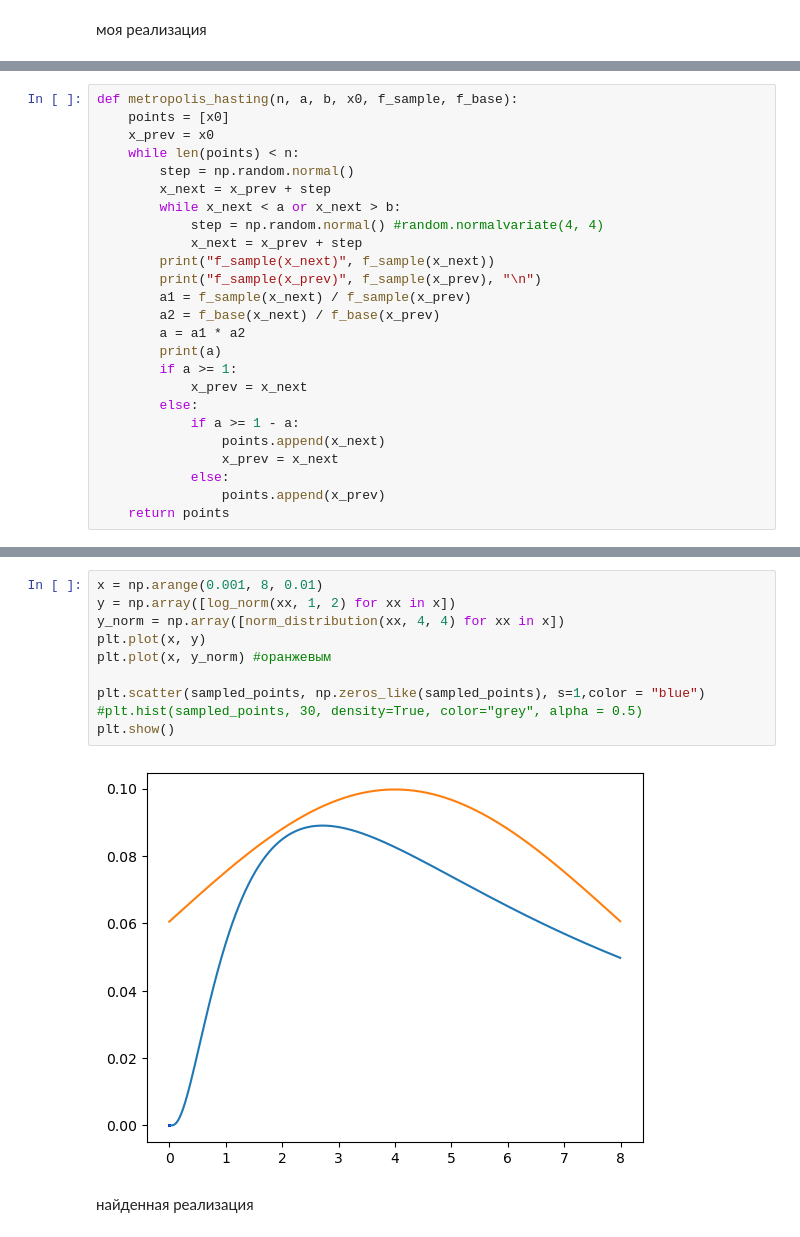
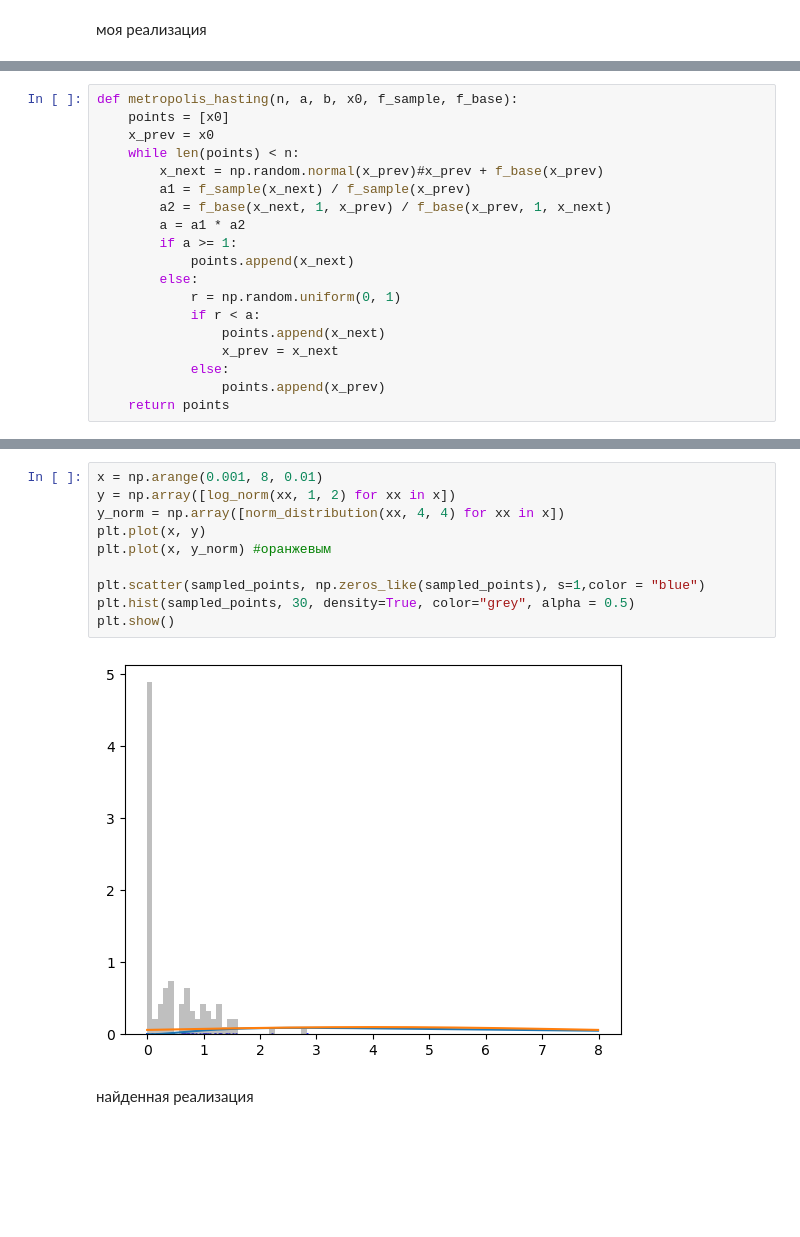
Before and after one commit to tainella/MAI, a Jupyter notebook: magistracy/AI/labs/lab6.ipynb, the cells around one changed output, grey strips where cells are left out. Saved outputs shown, nothing was run; the diff lists cells and outputs as text; blank space fills up the shorter version.

```diff
--- a/magistracy/AI/labs/lab6.ipynb
+++ b/magistracy/AI/labs/lab6.ipynb
@@ -89,21 +91,15 @@ def metropolis_hasting(n, a, b, x0, f_sample, f_base):
     points = [x0]
     x_prev = x0
     while len(points) < n:
-        step = np.random.normal()
-        x_next = x_prev + step
-        while x_next < a or x_next > b:
-            step = np.random.normal() #random.normalvariate(4, 4)
-            x_next = x_prev + step
-        print("f_sample(x_next)", f_sample(x_next))
-        print("f_sample(x_prev)", f_sample(x_prev), "\n")
+        x_next = np.random.normal(x_prev)#x_prev + f_base(x_prev)
         a1 = f_sample(x_next) / f_sample(x_prev)
-        a2 = f_base(x_next) / f_base(x_prev)
+        a2 = f_base(x_next, 1, x_prev) / f_base(x_prev, 1, x_next)
         a = a1 * a2
-        print(a)
         if a >= 1:
-            x_prev = x_next
+            points.append(x_next)
         else:
-            if a >= 1 - a:
+            r = np.random.uniform(0, 1)
+            if r < a:
                 points.append(x_next)
                 x_prev = x_next
             else:
@@ -120,15 +110,15 @@ KeyboardInterrupt:
 # %%
 x = np.arange(0.001, 8, 0.01)
 y = np.array([log_norm(xx, 1, 2) for xx in x])
 y_norm = np.array([norm_distribution(xx, 4, 4) for xx in x])
 plt.plot(x, y)
 plt.plot(x, y_norm) #оранжевым
 
 plt.scatter(sampled_points, np.zeros_like(sampled_points), s=1,color = "blue")
-#plt.hist(sampled_points, 30, density=True, color="grey", alpha = 0.5)
+plt.hist(sampled_points, 30, density=True, color="grey", alpha = 0.5)
 plt.show()
 # %% [output]
-[figure, old version]
+[figure, new version]
 # %% [markdown]
 найденная реализация
 # %%
```
Also changed, not shown: parts of 5 cells of this notebook.
